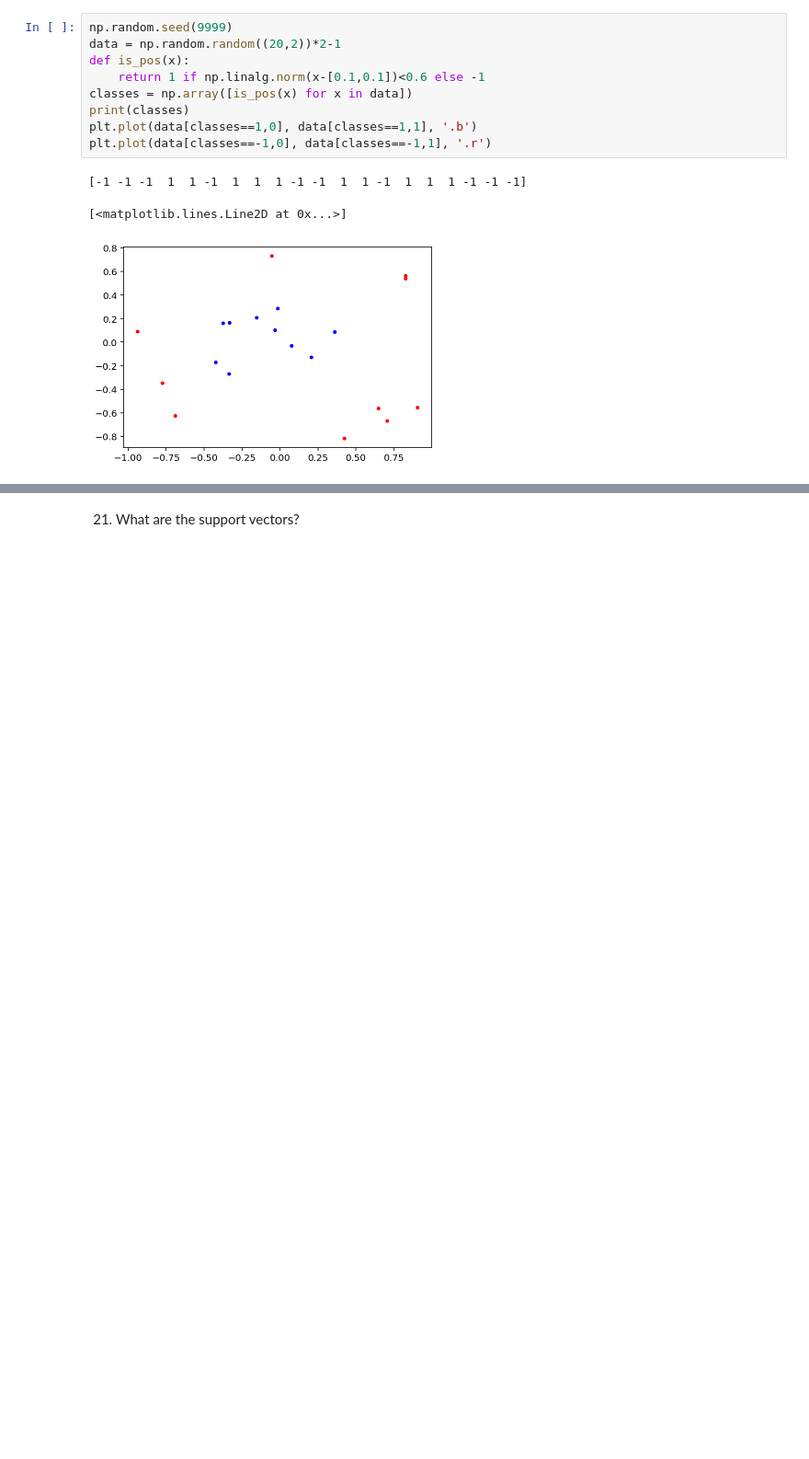
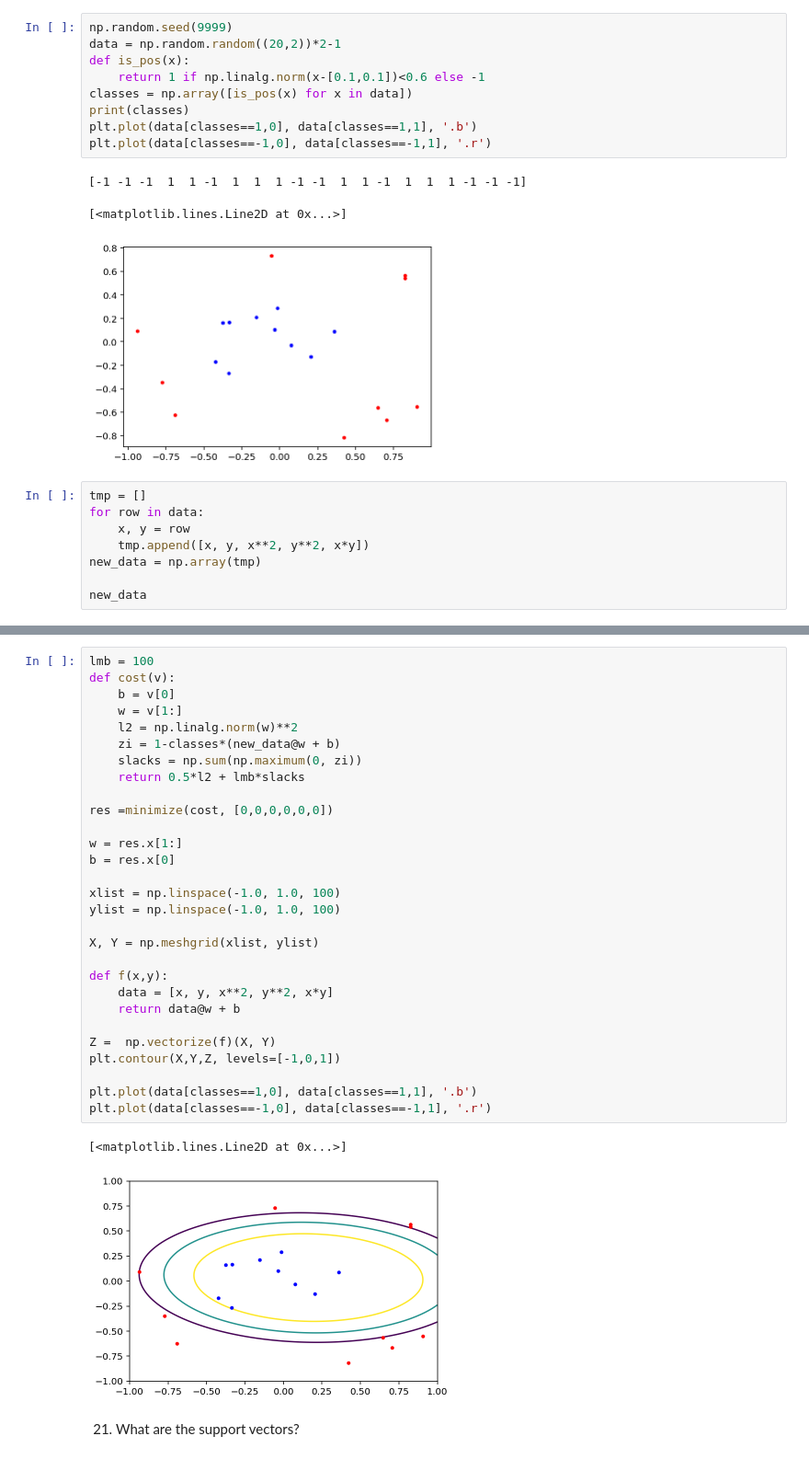
Before and after one commit to muic-pattern-rekt-2018/Exercise9, a Jupyter notebook: Support Vector Machine.ipynb, the cells around one changed output, grey strips where cells are left out. Shown: that part at 92% size. Drawn from its saved outputs; the diff is of its cells as text; blank space fills up the shorter version.

```diff
--- a/Support Vector Machine.ipynb
+++ b/Support Vector Machine.ipynb
@@ -210,3 +210,11 @@ plt.plot(data[classes==-1,0], data[classes==-1,1], '.r')
 [-1 -1 -1  1  1 -1  1  1  1 -1 -1  1  1 -1  1  1  1 -1 -1 -1]
 [<matplotlib.lines.Line2D at 0x...>]
 [figure]
+# %%
+tmp = []
+for row in data:
+    x, y = row
+    tmp.append([x, y, x**2, y**2, x*y])
+new_data = np.array(tmp)
+
+new_data
@@ -213,2 +239,34 @@ plt.plot(data[classes==-1,0], data[classes==-1,1], '.r')
+# %%
+lmb = 100
+def cost(v):
+    b = v[0]
+    w = v[1:]
+    l2 = np.linalg.norm(w)**2
+    zi = 1-classes*(new_data@w + b)
+    slacks = np.sum(np.maximum(0, zi))
+    return 0.5*l2 + lmb*slacks
+
+res =minimize(cost, [0,0,0,0,0,0])
+
+w = res.x[1:]
+b = res.x[0]
+
+xlist = np.linspace(-1.0, 1.0, 100)
+ylist = np.linspace(-1.0, 1.0, 100)
+
+X, Y = np.meshgrid(xlist, ylist)
+
+def f(x,y):
+    data = [x, y, x**2, y**2, x*y]
+    return data@w + b
+
+Z =  np.vectorize(f)(X, Y)
+plt.contour(X,Y,Z, levels=[-1,0,1])
+
+plt.plot(data[classes==1,0], data[classes==1,1], '.b')
+plt.plot(data[classes==-1,0], data[classes==-1,1], '.r')
+# %% [output]
+[<matplotlib.lines.Line2D at 0x...>]
+[figure, added]
 # %% [markdown]
 21) What are the support vectors?
```
Also changed, not shown: parts of 1 cell of this notebook.
